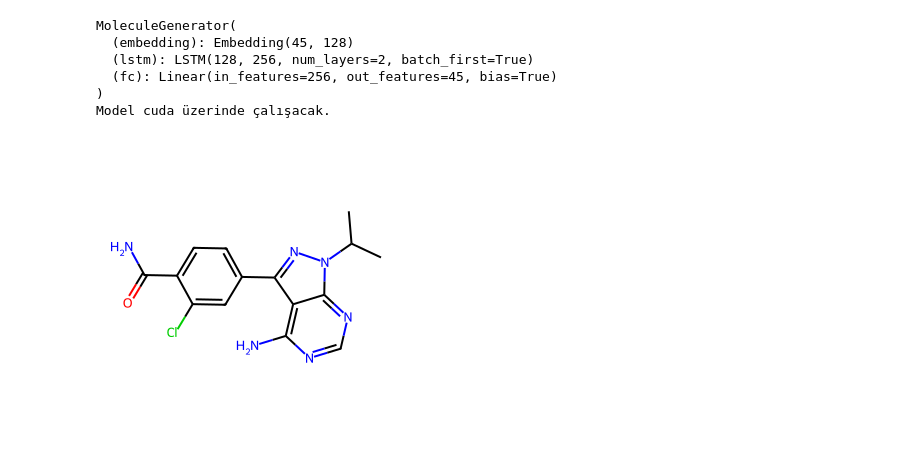
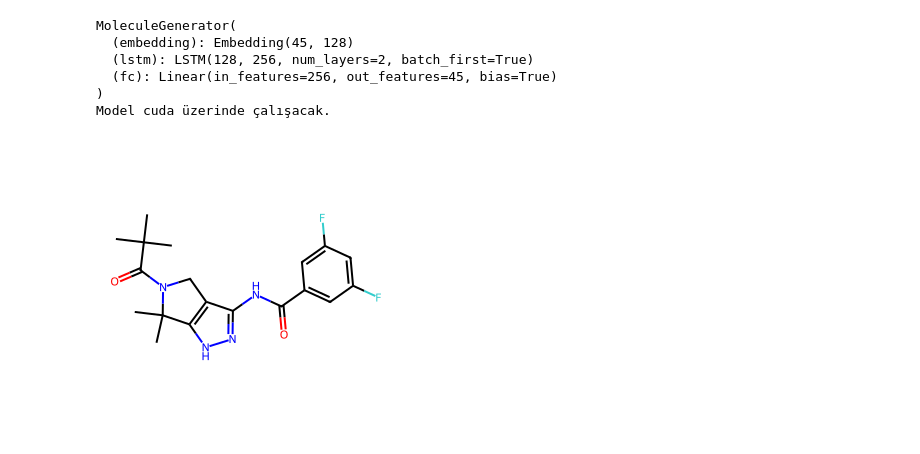
Before and after one commit to kaesit/oncomind, a Jupyter notebook: oncomind-ml/notebooks/DataScience_for_Leukemia.ipynb, the cells around one changed output. Cells and saved outputs as stored; diff of their text form; code cells hidden in the pictures.

```diff
--- a/oncomind-ml/notebooks/DataScience_for_Leukemia.ipynb
+++ b/oncomind-ml/notebooks/DataScience_for_Leukemia.ipynb
@@ -345,11 +345,11 @@ print("Model başarıyla kaydedildi!")
 # %%
 from  rdkit  import  Chem
 from  rdkit.Chem  import  Draw
 
-mol  =  Chem.MolFromSmiles("CC(C)n1nc(-c2ccc(C(N)=O)c(Cl)c2)c2c(N)ncnc21")
+mol  =  Chem.MolFromSmiles("CC(C)(C)C(=O)N1Cc2c(NC(=O)c3cc(F)cc(F)c3)n[nH]c2C1(C)C")
 Draw.MolToImage(mol)
 # %% [output]
-[figure, old version]
+[figure, new version]
 # %%
 def generate_molecule(model, start_str="C", max_length=100, temperature=1.0):
     model.eval() # Değerlendirme modu
```
Also changed, not shown: parts of 5 cells of this notebook.
